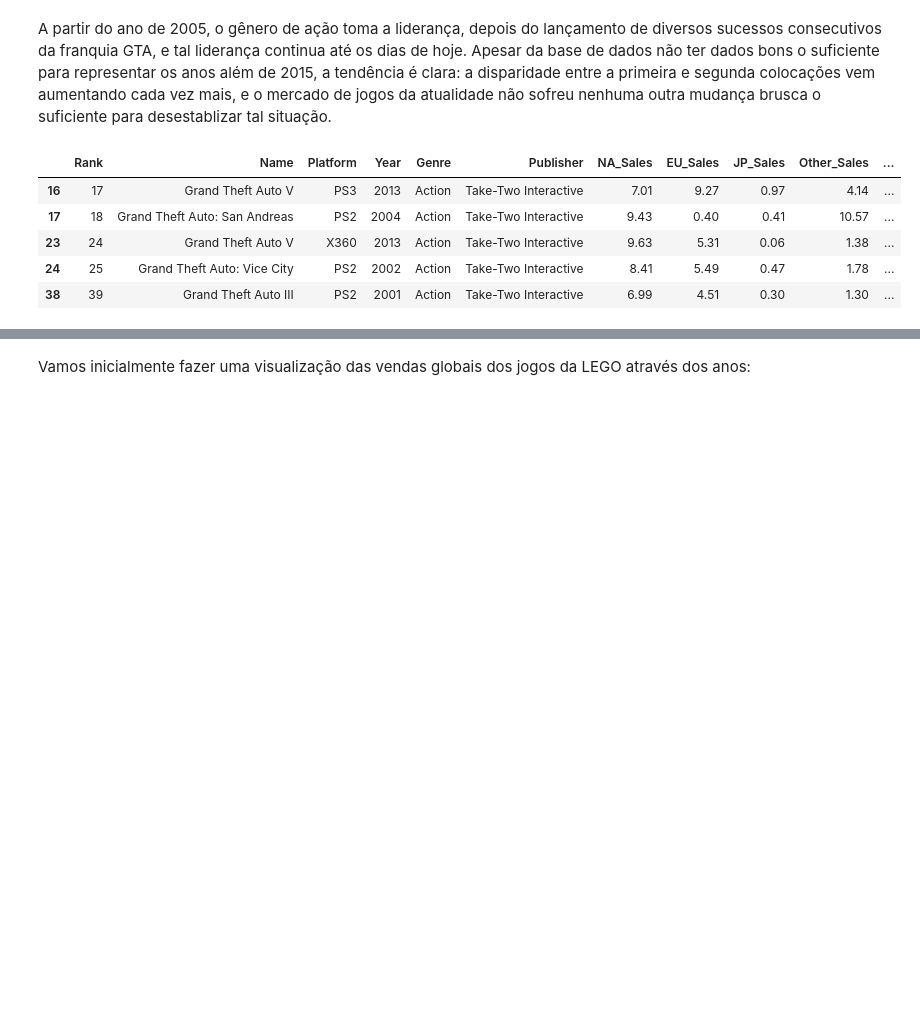
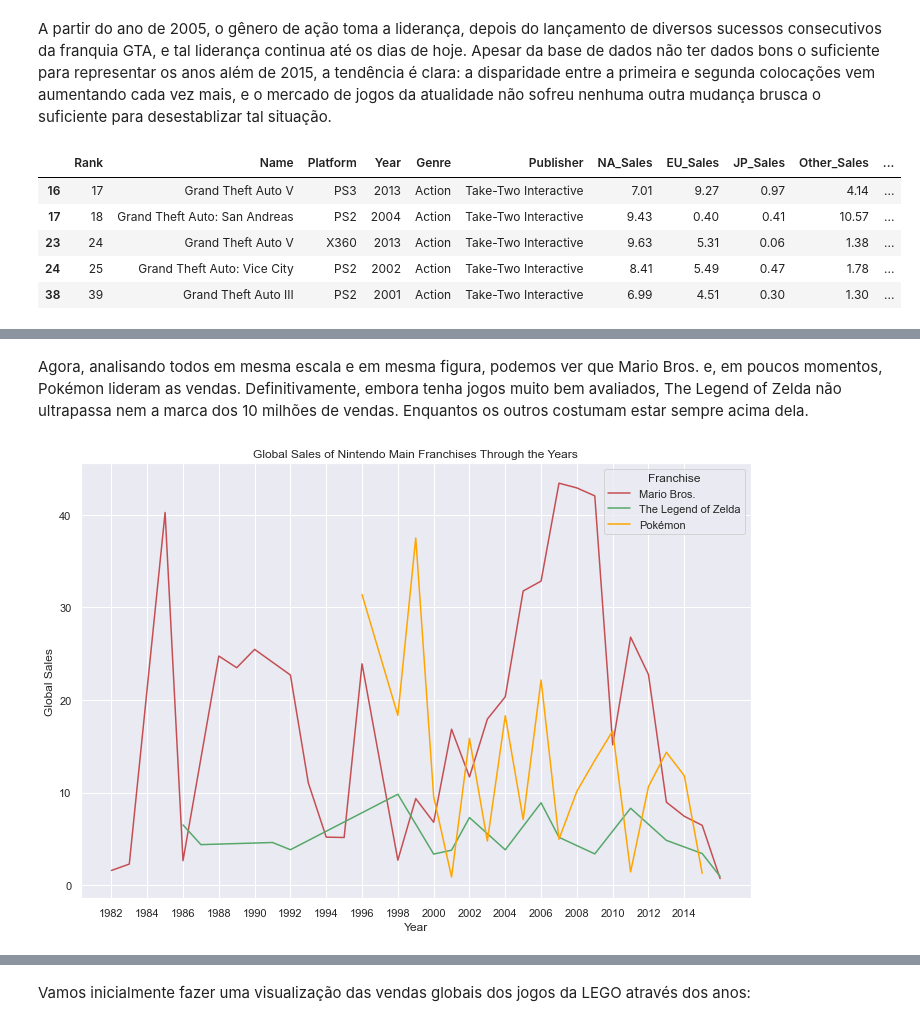
Before and after one commit to adamesalles/icd-eda, a Jupyter notebook: Trabalho Final.ipynb, the cells around one changed output, grey strips where cells are left out. Drawn from its saved outputs; the diff is of its cells as text; code cells hidden in the pictures; blank space fills up the shorter version.

```diff
--- a/Trabalho Final.ipynb
+++ b/Trabalho Final.ipynb
@@ -268,0 +429,4 @@ vgsales[(vgsales.Genre.str.contains("Action")) & (vgsales.Year > 1996)].head()
+# %%
+franchises_sy = franchises.groupby(["Year", "Franchise"],as_index=False)[["Global_Sales"]].sum()
+franchises_sy = franchises_sy[franchises_sy.Year != -1]
+franchises_sy.head()
@@ -268,0 +440,11 @@ vgsales[(vgsales.Genre.str.contains("Action")) & (vgsales.Year > 1996)].head()
+# %% [markdown]
+Agora, analisando todos em mesma escala e em mesma figura, podemos ver que Mario Bros. e, em poucos momentos, Pokémon lideram as vendas. Definitivamente, embora tenha jogos muito bem avaliados, The Legend of Zelda não ultrapassa nem a marca dos 10 milhões de vendas. Enquantos os outros costumam estar sempre acima dela.
+# %%
+fig, ax = plt.subplots(figsize=(12,8))
+sns.lineplot(ax = ax, x="Year", y="Global_Sales", hue='Franchise',palette=['r','g','orange'], data=franchises_sy)
+plt.xticks(range(1982,2015,2))
+plt.title("Global Sales of Nintendo Main Franchises Through the Years")
+ax.set(ylabel='Global Sales')
+plt.show()
+# %% [output]
+[figure, added]
```
Also changed, not shown: parts of 40 cells of this notebook.
